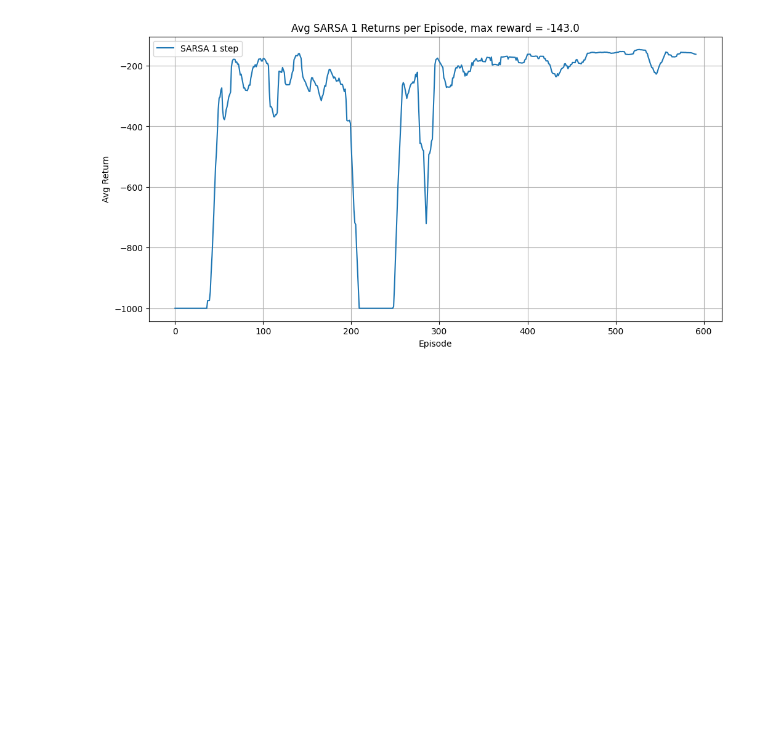
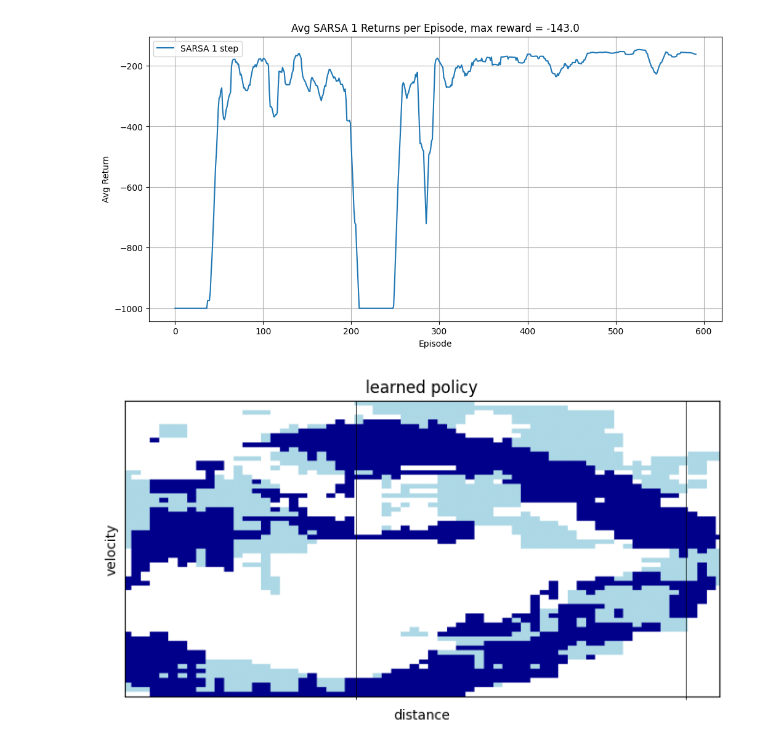
Before and after one commit to subhadeepk/cse437-assignments, a Jupyter notebook: lab5_approximation.ipynb, the cells around one changed output. Cells and saved outputs as stored; diff of their text form; code cells hidden in the pictures; blank space fills up the shorter version.

```diff
--- a/lab5_approximation.ipynb
+++ b/lab5_approximation.ipynb
@@ -678,6 +680,8 @@ num_actions = 3
 # There are 8 tilings with 8 tiles on each axes, so the maximum index returned by tiling can be 8*8 = 64
 
 w = np.zeros((num_actions, 2048)) #initializing the weight matrix
+Performance_matrix = []
+
 
 episode_rewards = [-1000]
 
@@ -717,6 +721,8 @@ for i in range (0,Learning_steps):
         episode.append([obs[0], obs[1], action, reward])
         update_w(episode, gamma, alpha, sarsa_n, w)
         reward_in_ep += reward
+        Performance_matrix.append((i, steps_in_episode))
+
 
 
     episode_rewards.append(reward_in_ep)
@@ -744,3 +750,46 @@ Episode number 300 previous return -177.0
 Episode number 400 previous return -163.0
 Episode number 500 previous return -159.0
 [figure]
+# %%
+from matplotlib.colors import ListedColormap
+
+def get_action(x, y):
+    """Function that returns 0, 1, or 2 based on x, y coordinates."""
+    state = get_active_tiles(iht, x, y)
+    action_vals = Q(state,w)
+    action = np.argmax(action_vals)
+    return action
+
+def plot_grid(x_min, x_max, y_min, y_max, m, n):
+    """Generates an m x n grid and colors each block based on get_action()."""
+    x_vals = np.linspace(x_min, x_max, m)
+    y_vals = np.linspace(y_min, y_max, n)
+    grid_colors = np.zeros((len(y_vals), len(x_vals)))
+
+    for i, y in enumerate(reversed(y_vals)):
+        for j, x in enumerate(x_vals):
+            grid_colors[i, j] = get_action(x, y)
+
+    # Define color map using integers
+    cmap = ListedColormap(['white', 'lightblue', 'darkblue'])
+
+    fig, ax = plt.subplots(figsize=(8, 4))
+    ax.set_xlabel("distance")
+    ax.set_ylabel("velocity")
+    ax.set_title("learned policy")
+    x_vals = np.linspace(x_min, x_max, 10)
+    y_vals = np.linspace(y_min, y_max, 20)
+    ax.set_xticks(np.arange(len(x_vals)) - 0.5, minor=True)
+    ax.set_yticks(np.arange(len(y_vals)) - 0.5, minor=True)
+    ax.grid(which='minor', color='black', linestyle='-', linewidth=0.5)
+    ax.set_xticks([])
+    ax.set_yticks([])
+
+    # Use the colormap with numerical data
+    ax.imshow(grid_colors, cmap=cmap, aspect='auto', extent=[x_min, x_max, y_min, y_max])
+    plt.show()
+
+
+plot_grid(-1.2, 0.6, -0.07, 0.07, 1000, 1000)
+# %% [output]
+[figure, added]
```
Also changed, not shown: parts of 1 cell of this notebook.
